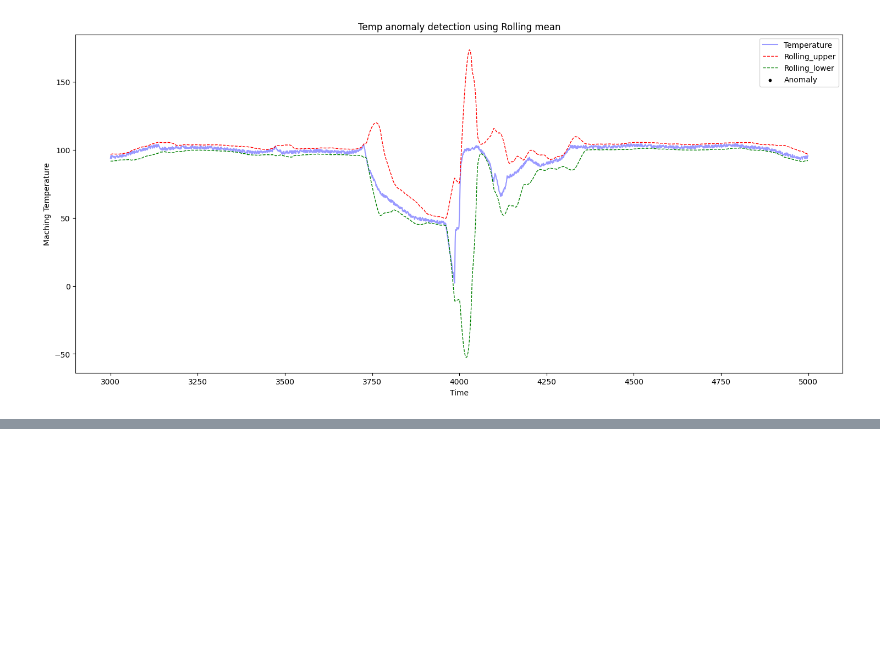
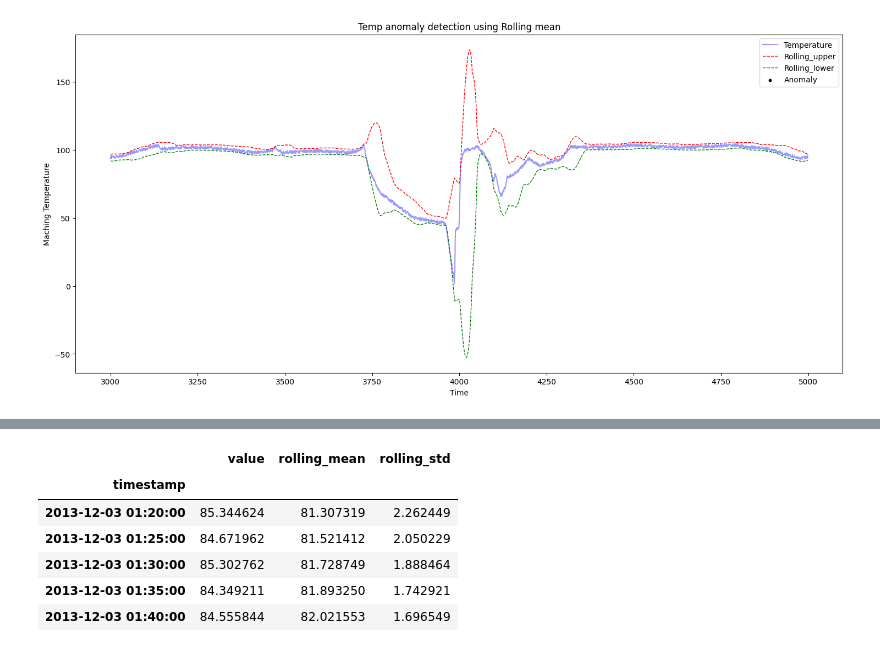
Before and after one commit to MohanManohar/predictive-maintenance-ml, a Jupyter notebook: notebooks/Machine_failure_detection .ipynb, the cells around one changed output, grey strips where cells are left out. Cells and saved outputs as stored; diff of their text form; code cells hidden in the pictures; blank space fills up the shorter version.

```diff
--- a/notebooks/Machine_failure_detection .ipynb
+++ b/notebooks/Machine_failure_detection .ipynb
@@ -176,6 +176,8 @@ plt.show()
 window = 50
 rolling_mean = df['value'].rolling(window=window).mean()
 rolling_std = df['value'].rolling(window=window).std()
+df['rolling_mean'] = rolling_mean
+df['rolling_std'] = rolling_std
 # %% [markdown]
 ## Creating rolling threshold
 # %%
@@ -220,0 +237,10 @@ plt.show()
+# %%
+features.head(5)
+# %% [output]
+|  | value | rolling_mean | rolling_std |
+| timestamp |  |  |  |
+| 2013-12-03 01:20:00 | 85.344624 | 81.307319 | 2.262449 |
+| 2013-12-03 01:25:00 | 84.671962 | 81.521412 | 2.050229 |
+| 2013-12-03 01:30:00 | 85.302762 | 81.728749 | 1.888464 |
+| 2013-12-03 01:35:00 | 84.349211 | 81.893250 | 1.742921 |
+| 2013-12-03 01:40:00 | 84.555844 | 82.021553 | 1.696549 |
```
Also changed, not shown: parts of 8 cells of this notebook.
